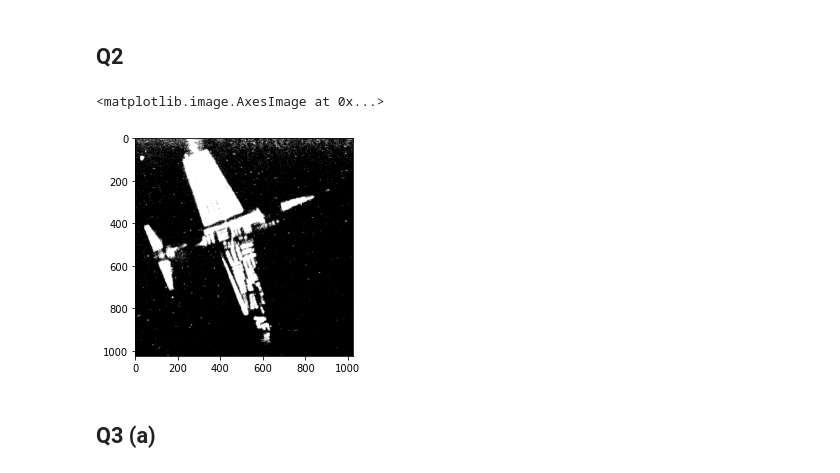
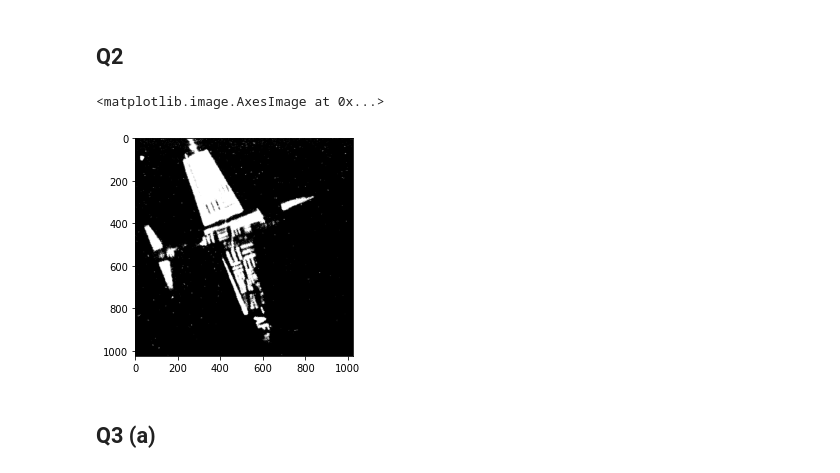
Before and after one commit to TUdayKiranReddy/IVP, a Jupyter notebook: Assignments/Assignment 1/EE19BTECH11038-HW1.ipynb, the cells around one changed output. Saved outputs shown, nothing was run; the diff lists cells and outputs as text; code cells hidden in the pictures.

```diff
--- a/Assignments/Assignment 1/EE19BTECH11038-HW1.ipynb
+++ b/Assignments/Assignment 1/EE19BTECH11038-HW1.ipynb
@@ -89,10 +89,10 @@ plt.bar(hist[0], hist[1])
 def thresh(I, T):
     return (I>T).astype(int)
 # %%
-bin_img = thresh(img, 40)
+bin_img = thresh(img, 50)
 plt.imshow(bin_img, cmap='gray')
 # %% [output]
 <matplotlib.image.AxesImage at 0x...>
-[figure, old version]
+[figure, new version]
 # %% [markdown]
 ## Q3 (a)
```
Also changed, not shown: parts of 12 cells of this notebook.
